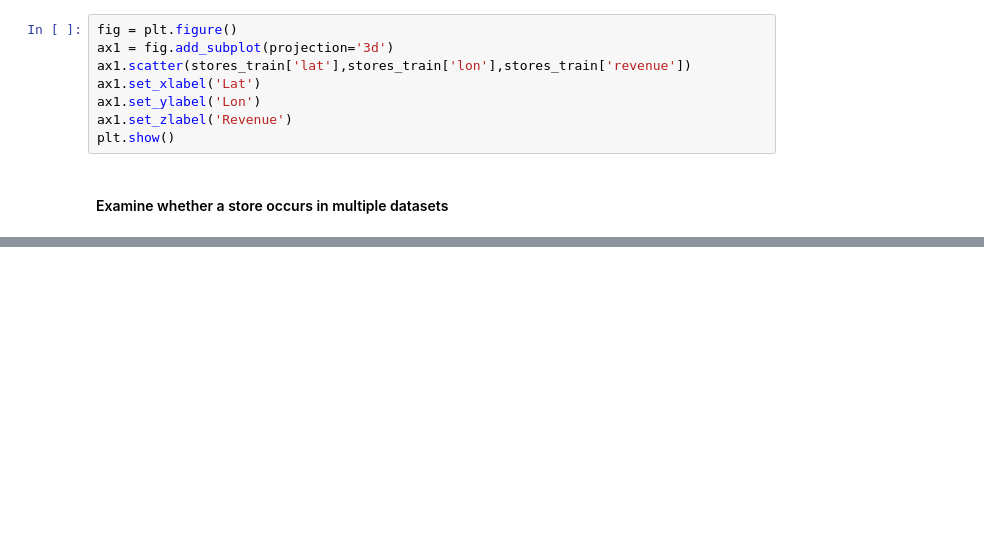
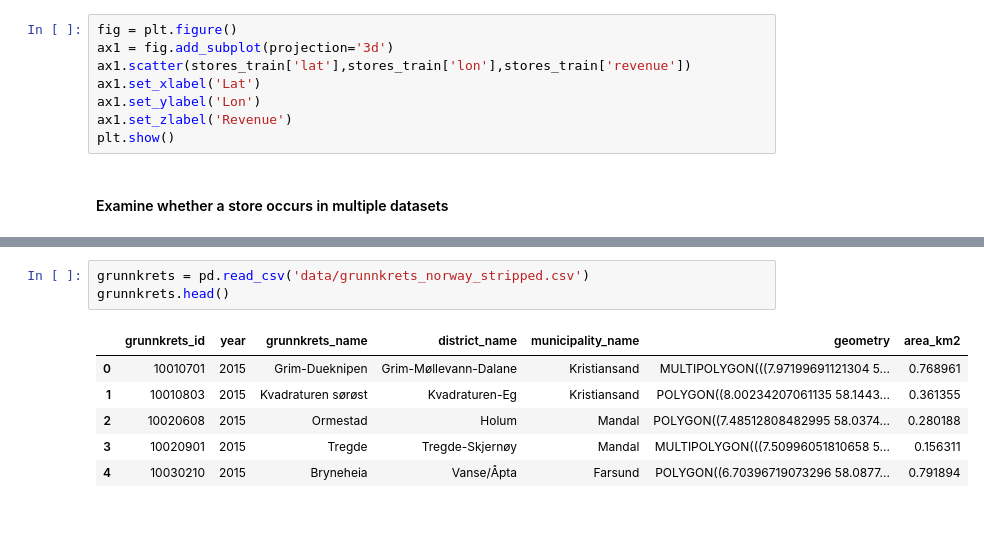
Before and after one commit to Bergis1610/MachineLearning-TDT4173-Project, a Jupyter notebook: LouisLangNB.ipynb, the cells around one changed output, grey strips where cells are left out. Cells and saved outputs as stored; diff of their text form; blank space fills up the shorter version.

```diff
--- a/LouisLangNB.ipynb
+++ b/LouisLangNB.ipynb
@@ -193,2 +216,12 @@ dup.describe()
+# %%
+grunnkrets = pd.read_csv('data/grunnkrets_norway_stripped.csv')
+grunnkrets.head()
+# %% [output]
+|  | grunnkrets_id | year | grunnkrets_name | district_name | municipality_name | geometry | area_km2 |
+| 0 | 10010701 | 2015 | Grim-Dueknipen | Grim-Møllevann-Dalane | Kristiansand | MULTIPOLYGON(((7.97199691121304 5... | 0.768961 |
+| 1 | 10010803 | 2015 | Kvadraturen sørøst | Kvadraturen-Eg | Kristiansand | POLYGON((8.00234207061135 58.1443... | 0.361355 |
+| 2 | 10020608 | 2015 | Ormestad | Holum | Mandal | POLYGON((7.48512808482995 58.0374... | 0.280188 |
+| 3 | 10020901 | 2015 | Tregde | Tregde-Skjernøy | Mandal | MULTIPOLYGON(((7.50996051810658 5... | 0.156311 |
+| 4 | 10030210 | 2015 | Bryneheia | Vanse/Åpta | Farsund | POLYGON((6.70396719073296 58.0877... | 0.791894 |
 # %% [markdown]
 #
```
Also changed, not shown: parts of 25 cells of this notebook, 1 other file.
